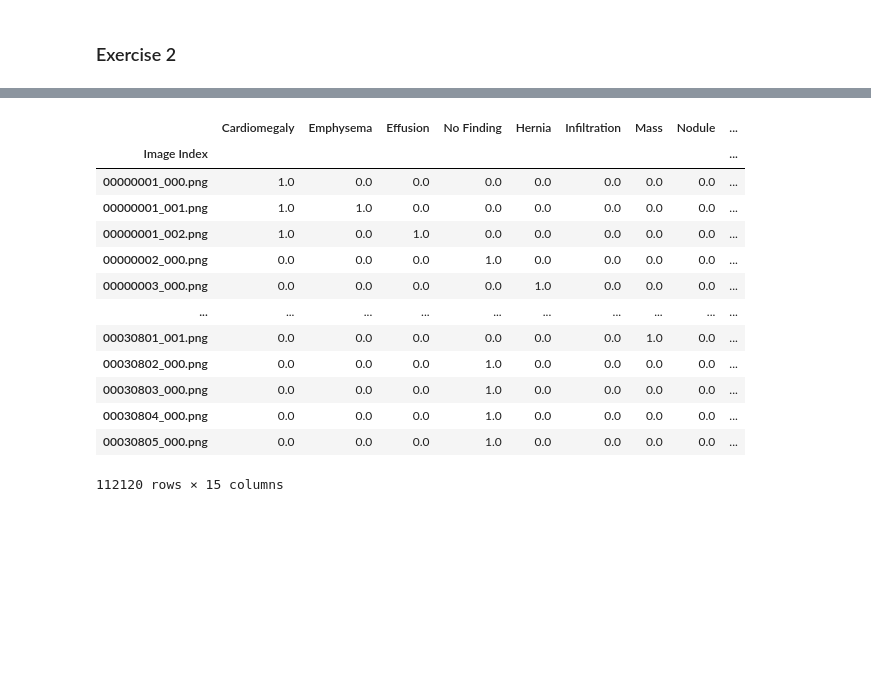
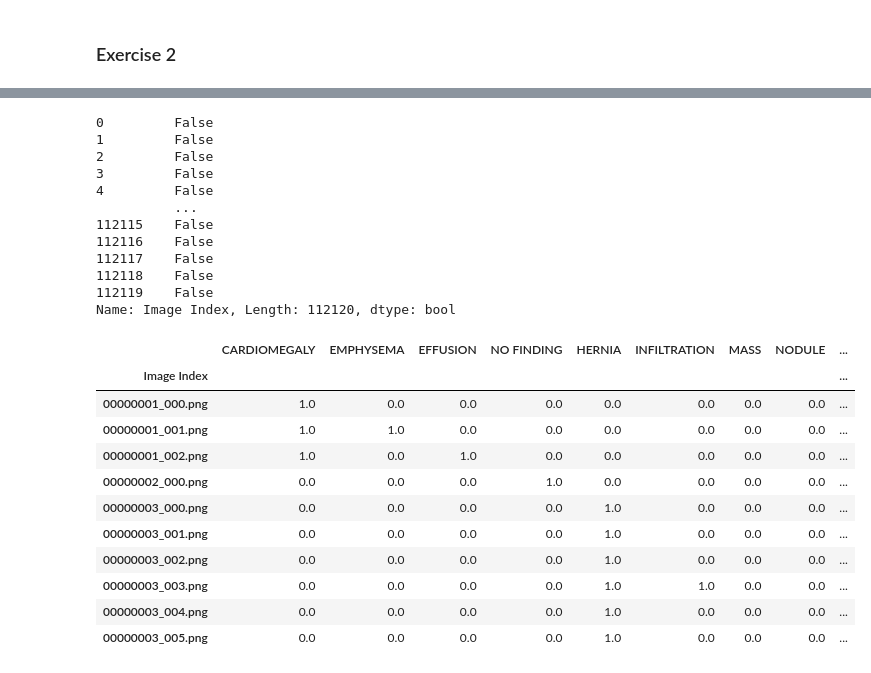
Before and after one commit to Vo-Linh/FDS_midterm, a Jupyter notebook: ch07.ipynb, the cells around one changed output, grey strips where cells are left out. Drawn from its saved outputs; the diff is of its cells as text; code cells hidden in the pictures; blank space fills up the shorter version.

```diff
--- a/ch07.ipynb
+++ b/ch07.ipynb
@@ -865,0 +861,5 @@ chest14_df
+# %%
+# check duplicate
+img_id = vindata_df.image_id.drop_duplicates()
+len(img_id), len(vindata_df.image_id)
+img_id
@@ -865,0 +879,13 @@ chest14_df
+# %%
+
+zero_matrix = np.zeros((len(img_id), len(class_vin)))
+vin_format = pd.DataFrame(zero_matrix, columns= class_vin.reshape(15, ))
+vin_format.index = img_id
+
+for i, labels in enumerate(vindata_df['class_name']):
+    idx = vindata_df.image_id[i]
+    vin_format.loc[idx, labels] = 1
+# %%
+transform = lambda x: x.upper()
+vin_format.columns = vin_format.columns.map(transform)
+vin_format.head(10)
@@ -866,3 +905,19 @@ chest14_df
+# %%
+# check duplicated
+chest14_df['Image Index'].duplicated()
+# %% [output]
+0         False
+1         False
+2         False
+3         False
+4         False
+          ...
+112115    False
+112116    False
+112117    False
+112118    False
+112119    False
+Name: Image Index, Length: 112120, dtype: bool
 # %%
 import numpy as np
 zero_matrix = np.zeros((len(chest14_df['Image Index']), len(class_chest14)))
@@ -875,17 +929,18 @@ chest14.index = chest14_df['Image Index']
+# %%
+chest14.index = chest14_df['Image Index']
+chest14.columns = chest14.columns.map(transform)
 # %%
-chest14
+chest14.head(10)
 # %% [output]
-|  | Cardiomegaly | Emphysema | Effusion | No Finding | Hernia | Infiltration | Mass | Nodule | ... |
+|  | CARDIOMEGALY | EMPHYSEMA | EFFUSION | NO FINDING | HERNIA | INFILTRATION | MASS | NODULE | ... |
 | Image Index |  |  |  |  |  |  |  |  | ... |
 | 00000001_000.png | 1.0 | 0.0 | 0.0 | 0.0 | 0.0 | 0.0 | 0.0 | 0.0 | ... |
 | 00000001_001.png | 1.0 | 1.0 | 0.0 | 0.0 | 0.0 | 0.0 | 0.0 | 0.0 | ... |
 | 00000001_002.png | 1.0 | 0.0 | 1.0 | 0.0 | 0.0 | 0.0 | 0.0 | 0.0 | ... |
 | 00000002_000.png | 0.0 | 0.0 | 0.0 | 1.0 | 0.0 | 0.0 | 0.0 | 0.0 | ... |
 | 00000003_000.png | 0.0 | 0.0 | 0.0 | 0.0 | 1.0 | 0.0 | 0.0 | 0.0 | ... |
-| ... | ... | ... | ... | ... | ... | ... | ... | ... | ... |
-| 00030801_001.png | 0.0 | 0.0 | 0.0 | 0.0 | 0.0 | 0.0 | 1.0 | 0.0 | ... |
-| 00030802_000.png | 0.0 | 0.0 | 0.0 | 1.0 | 0.0 | 0.0 | 0.0 | 0.0 | ... |
-| 00030803_000.png | 0.0 | 0.0 | 0.0 | 1.0 | 0.0 | 0.0 | 0.0 | 0.0 | ... |
-| 00030804_000.png | 0.0 | 0.0 | 0.0 | 1.0 | 0.0 | 0.0 | 0.0 | 0.0 | ... |
-| 00030805_000.png | 0.0 | 0.0 | 0.0 | 1.0 | 0.0 | 0.0 | 0.0 | 0.0 | ... |
+| 00000003_001.png | 0.0 | 0.0 | 0.0 | 0.0 | 1.0 | 0.0 | 0.0 | 0.0 | ... |
+| 00000003_002.png | 0.0 | 0.0 | 0.0 | 0.0 | 1.0 | 0.0 | 0.0 | 0.0 | ... |
+| 00000003_003.png | 0.0 | 0.0 | 0.0 | 0.0 | 1.0 | 1.0 | 0.0 | 0.0 | ... |
+| 00000003_004.png | 0.0 | 0.0 | 0.0 | 0.0 | 1.0 | 0.0 | 0.0 | 0.0 | ... |
+| 00000003_005.png | 0.0 | 0.0 | 0.0 | 0.0 | 1.0 | 0.0 | 0.0 | 0.0 | ... |
-112120 rows × 15 columns
```
Also changed, not shown: parts of 33 cells of this notebook.
